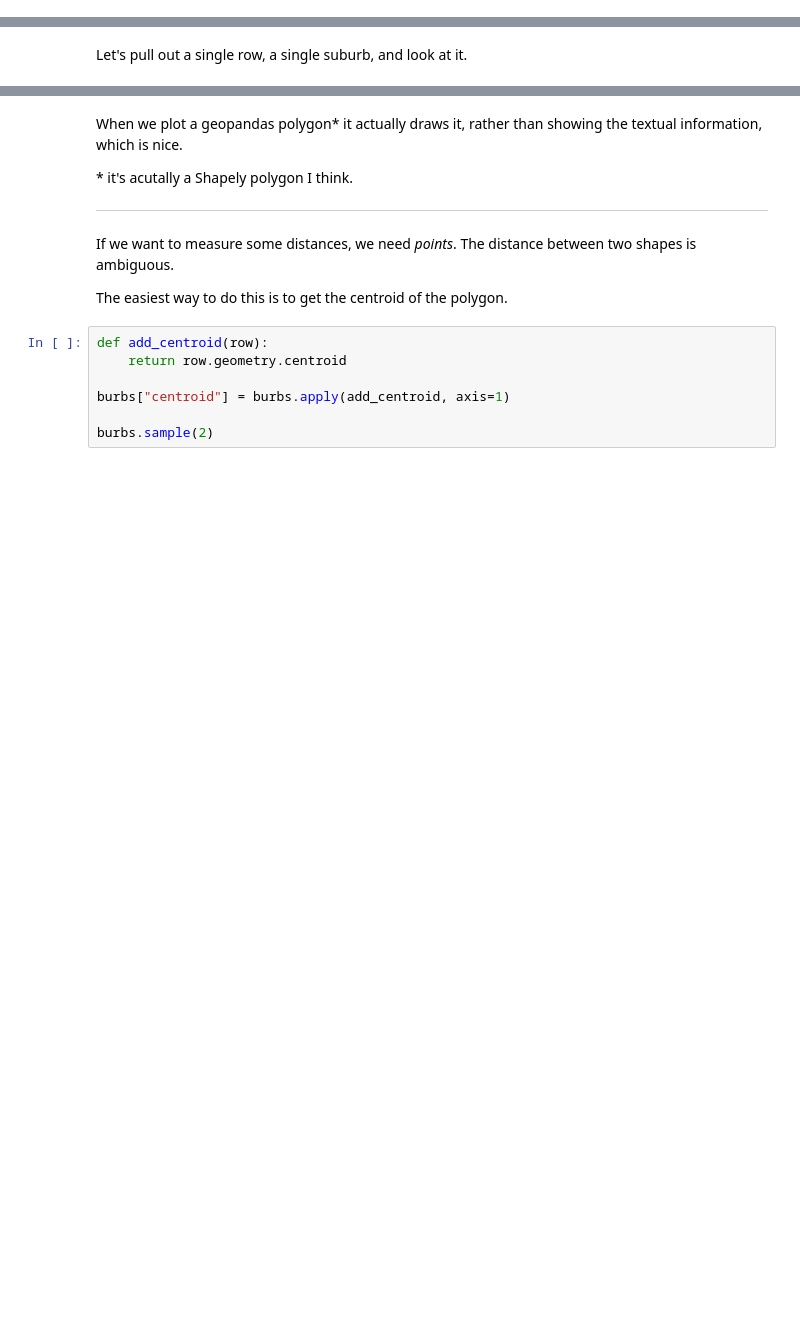
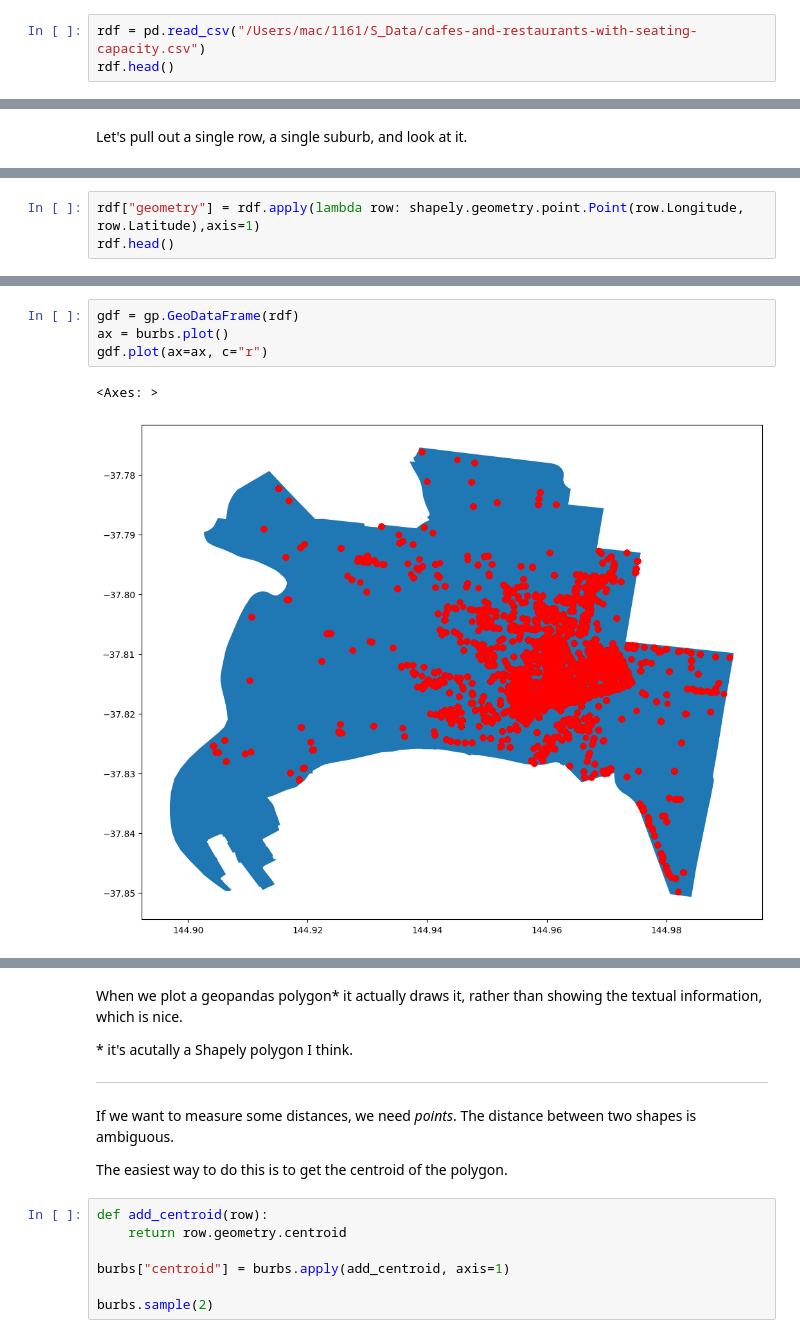
Before and after one commit to FelixL777/1, a Jupyter notebook: maps/maps.ipynb, the cells around one changed output, grey strips where cells are left out. Cells and saved outputs as stored; diff of their text form; blank space fills up the shorter version.

```diff
--- a/maps/maps.ipynb
+++ b/maps/maps.ipynb
@@ -137,0 +98,3 @@ It makes the map at the top of this file.
+# %%
+rdf = pd.read_csv("/Users/mac/1161/S_Data/cafes-and-restaurants-with-seating-capacity.csv")
+rdf.head()
@@ -153,0 +110,3 @@ Name: 0, dtype: object
+# %%
+rdf["geometry"] = rdf.apply(lambda row: shapely.geometry.point.Point(row.Longitude, row.Latitude),axis=1)
+rdf.head()
@@ -153,0 +120,7 @@ Name: 0, dtype: object
+# %%
+gdf = gp.GeoDataFrame(rdf)
+ax = burbs.plot()
+gdf.plot(ax=ax, c="r")
+# %% [output]
+<Axes: >
+[figure, added]
```
Also changed, not shown: parts of 14 cells of this notebook, 1 other file.
